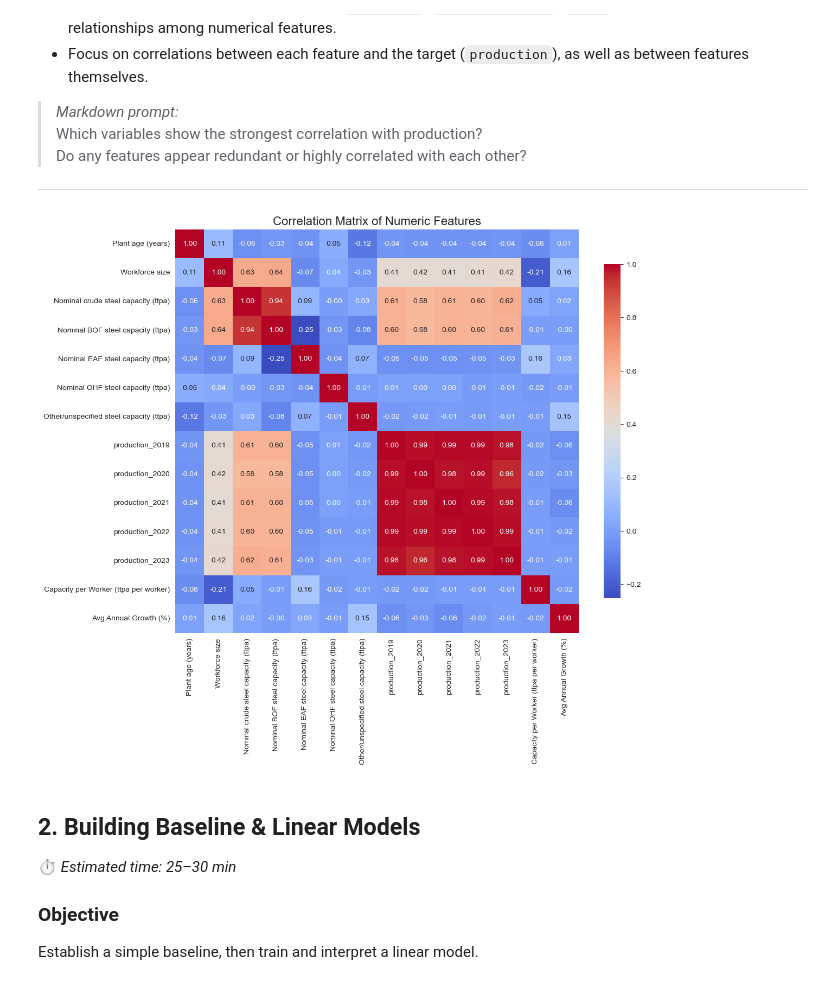
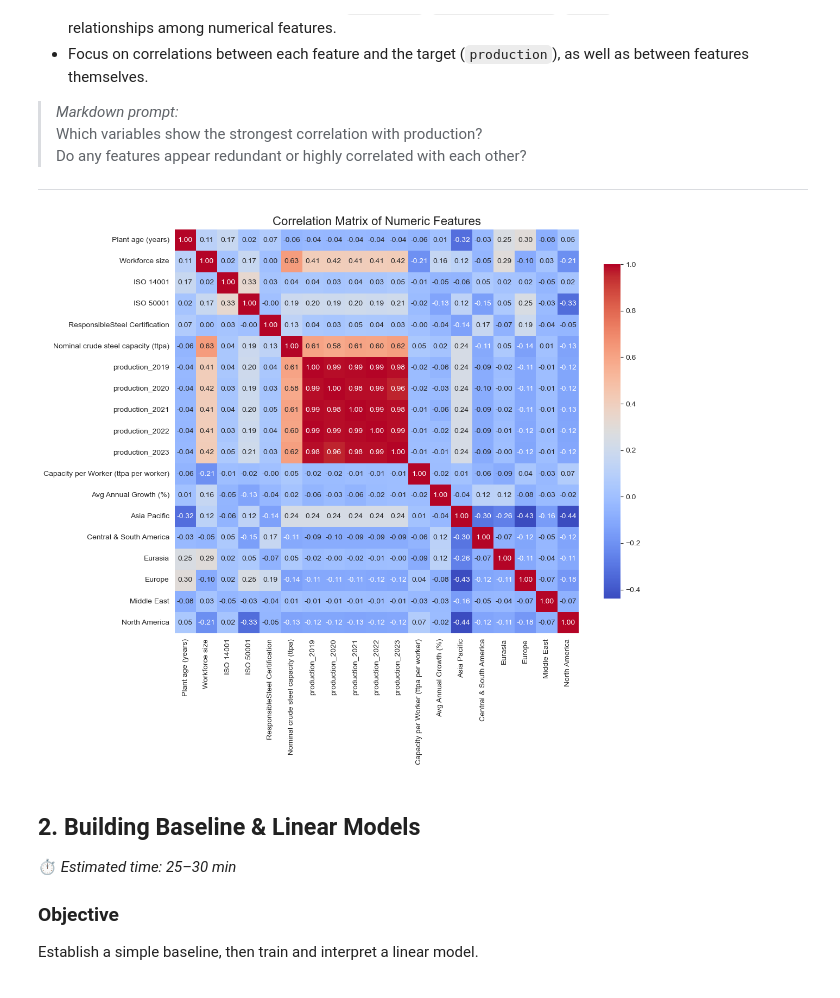
Before and after one commit to Vincksi/Climate-Risks, a Jupyter notebook: Lab2 - Modelling & Model Lifecycle/plant_production_predictions.ipynb, the cells around one changed output. Drawn from its saved outputs; the diff is of its cells as text; code cells hidden in the pictures.

```diff
--- a/Lab2 - Modelling & Model Lifecycle/plant_production_predictions.ipynb
+++ b/Lab2 - Modelling & Model Lifecycle/plant_production_predictions.ipynb
@@ -393,0 +500,14 @@ Total remaining NaN in year columns after row-wise imputation: 0
+# %%
+# Display unique values before modification
+print("Unique values before modification:")
+print(crude_steel_plants['ResponsibleSteel Certification'].unique())
+
+# Replace all non-null values that are not 'No' with 'Yes'
+crude_steel_plants['ResponsibleSteel Certification'] = (
+    crude_steel_plants['ResponsibleSteel Certification']
+    .apply(lambda x: 'Yes' if pd.notna(x) and str(x).strip().lower() != 'no' else 'No')
+)
+
+# Display the count after cleaning
+print("\nSummary after cleaning:")
+print(crude_steel_plants['ResponsibleSteel Certification'].value_counts(dropna=False))
@@ -519,12 +672,27 @@ Numeric columns: ['Plant age (years)', 'Workforce size', 'Nominal crude steel ca
 # %%
+from sklearn.preprocessing import LabelEncoder
+
 # One-hot encode categorical variables
-encoded_df = pd.get_dummies(crude_steel_plants[categorical_cols], drop_first=True)
+encoded_df = pd.get_dummies(crude_steel_plants['Region'], drop_first=True)
 
 # Drop original categorical columns and append encoded ones
-crude_steel_plants_encoded = pd.concat(
-    [crude_steel_plants.drop(columns=categorical_cols), encoded_df],
+crude_steel_plants = pd.concat(
+    [crude_steel_plants.drop(columns='Region'), encoded_df],
     axis=1
 )
 
-print(f"Shape after encoding: {crude_steel_plants_encoded.shape}")
+# Create a label encoder instance
+le = LabelEncoder()
+
+# Apply label encoding directly to the specified columns
+for col in ['ISO 14001', 'ISO 50001', 'ResponsibleSteel Certification']:
+    if col in crude_steel_plants.columns:
+        # Store original column for reference
+        original_values = crude_steel_plants[col].copy()
+
+        # Apply label encoding directly to the original column
+        crude_steel_plants[col] = le.fit_transform(crude_steel_plants[col].astype(str))
+
+print(f"Shape after encoding: {crude_steel_plants.shape}")
+crude_steel_plants.head()
 # %% [output]
@@ -534,8 +710,8 @@ from sklearn.preprocessing import StandardScaler
 scaler = StandardScaler()
 
 # Standardize all numeric columns
-crude_steel_plants_encoded[numeric_cols] = scaler.fit_transform(crude_steel_plants_encoded[numeric_cols])
+crude_steel_plants[numeric_cols] = scaler.fit_transform(crude_steel_plants[numeric_cols])
 
 # Check result
-crude_steel_plants_encoded[numeric_cols].head()
+crude_steel_plants[numeric_cols].head()
 # %% [output]
@@ -566,24 +745,24 @@ Do any features appear redundant or highly correlated with each other?
 ---
 # %%
 # Select numeric columns
-numeric_cols = crude_steel_plants.select_dtypes(include=['number']).columns.tolist()
+numeric_cols = crude_steel_plants.columns.tolist()
 
 # Compute Pearson correlation
-corr_matrix = crude_steel_plants[numeric_cols].corr()
+corr_matrix = crude_steel_plants.corr()
 
 plt.figure(figsize=(12, 10))
 sns.heatmap(
     corr_matrix,
     annot=True,        # show correlation coefficients
     fmt=".2f",         # 2 decimals
     cmap="coolwarm",   # blue-red color map
     square=True,
     cbar_kws={"shrink": 0.8}
 )
 plt.title("Correlation Matrix of Numeric Features", fontsize=16)
 plt.show()
 # %% [output]
-[figure, old version]
+[figure, new version]
 # %% [markdown]
 ## 2. Building Baseline & Linear Models
 ⏱ *Estimated time: 25–30 min*
```
Also changed, not shown: parts of 41 cells of this notebook, 2 other files.
